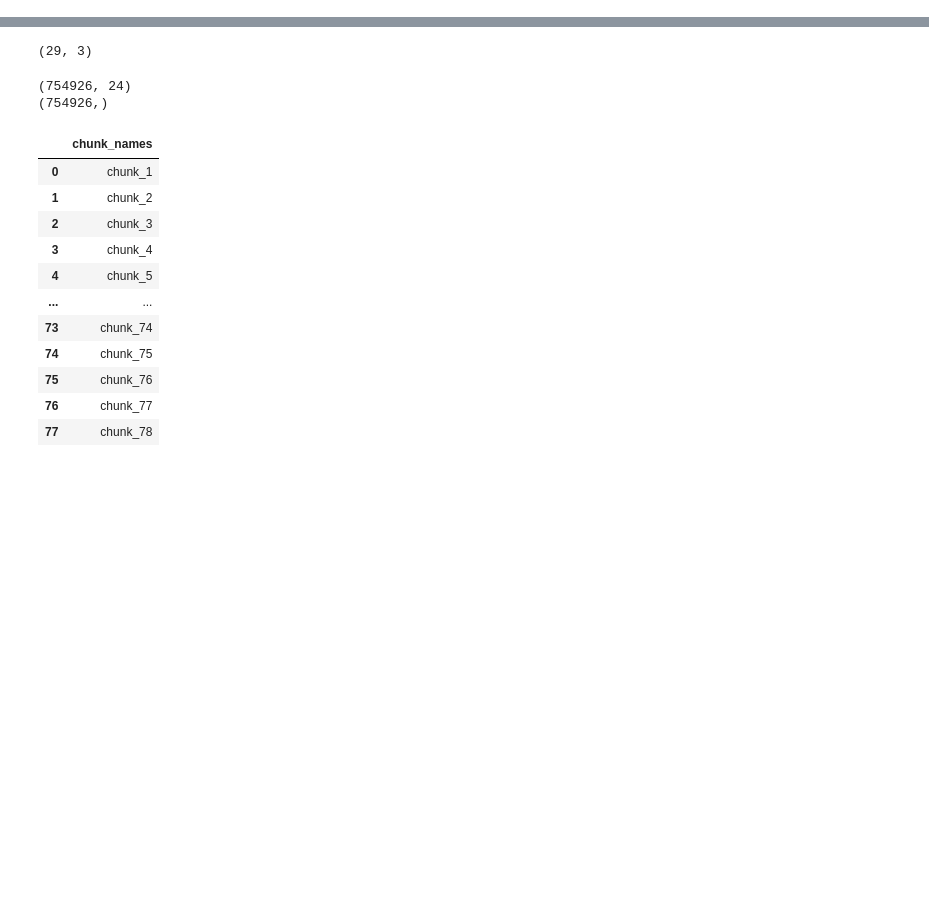
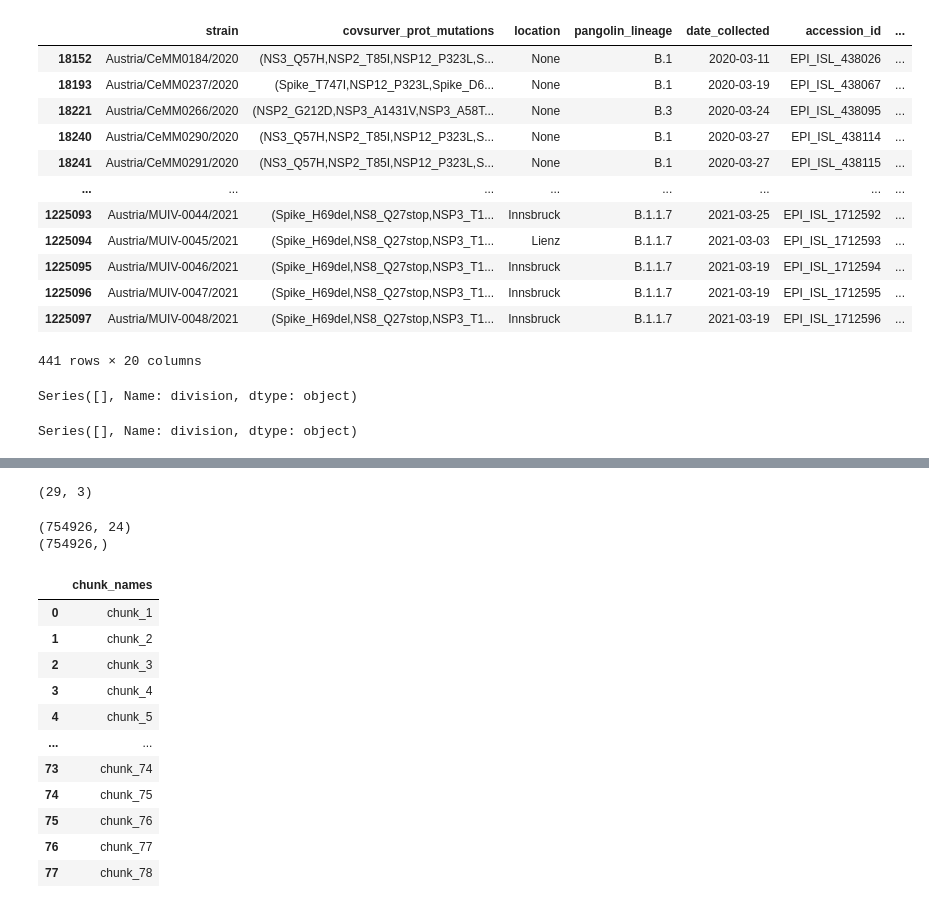
Before and after one commit to andersen-lab/bjorn, a Jupyter notebook: notebooks/sitrep_tests.ipynb, the cells around one changed output, grey strips where cells are left out. Drawn from its saved outputs; the diff is of its cells as text; code cells hidden in the pictures; blank space fills up the shorter version.

```diff
--- a/notebooks/sitrep_tests.ipynb
+++ b/notebooks/sitrep_tests.ipynb
@@ -6,0 +536,16 @@ sys.path.append('../src/')
+# %%
+m.loc[(m['country_normed']=='Austria') & (m['division_normed']=='Tyrol')]
+# %% [output]
+|  | strain | covsurver_prot_mutations | location | pangolin_lineage | date_collected | accession_id | ... |
+| 18152 | Austria/CeMM0184/2020 | (NS3_Q57H,NSP2_T85I,NSP12_P323L,S... | None | B.1 | 2020-03-11 | EPI_ISL_438026 | ... |
+| 18193 | Austria/CeMM0237/2020 | (Spike_T747I,NSP12_P323L,Spike_D6... | None | B.1 | 2020-03-19 | EPI_ISL_438067 | ... |
+| 18221 | Austria/CeMM0266/2020 | (NSP2_G212D,NSP3_A1431V,NSP3_A58T... | None | B.3 | 2020-03-24 | EPI_ISL_438095 | ... |
+| 18240 | Austria/CeMM0290/2020 | (NS3_Q57H,NSP2_T85I,NSP12_P323L,S... | None | B.1 | 2020-03-27 | EPI_ISL_438114 | ... |
+| 18241 | Austria/CeMM0291/2020 | (NS3_Q57H,NSP2_T85I,NSP12_P323L,S... | None | B.1 | 2020-03-27 | EPI_ISL_438115 | ... |
+| ... | ... | ... | ... | ... | ... | ... | ... |
+| 1225093 | Austria/MUIV-0044/2021 | (Spike_H69del,NS8_Q27stop,NSP3_T1... | Innsbruck | B.1.1.7 | 2021-03-25 | EPI_ISL_1712592 | ... |
+| 1225094 | Austria/MUIV-0045/2021 | (Spike_H69del,NS8_Q27stop,NSP3_T1... | Lienz | B.1.1.7 | 2021-03-03 | EPI_ISL_1712593 | ... |
+| 1225095 | Austria/MUIV-0046/2021 | (Spike_H69del,NS8_Q27stop,NSP3_T1... | Innsbruck | B.1.1.7 | 2021-03-19 | EPI_ISL_1712594 | ... |
+| 1225096 | Austria/MUIV-0047/2021 | (Spike_H69del,NS8_Q27stop,NSP3_T1... | Innsbruck | B.1.1.7 | 2021-03-19 | EPI_ISL_1712595 | ... |
+| 1225097 | Austria/MUIV-0048/2021 | (Spike_H69del,NS8_Q27stop,NSP3_T1... | Innsbruck | B.1.1.7 | 2021-03-19 | EPI_ISL_1712596 | ... |
+441 rows × 20 columns
@@ -6,0 +555,12 @@ sys.path.append('../src/')
+# %%
+loc_filter = (m['country']=='South Africa') & (m['division']=='KwaZulu Natal')
+m.loc[loc_filter, 'division'] = 'KwaZulu-Natal'
+m.loc[loc_filter]['division']
+# %% [output]
+Series([], Name: division, dtype: object)
+# %%
+loc_filter = (m['country']=='South Africa') & (m['division']=='Northern Cape Province')
+m.loc[loc_filter, 'division'] = 'Northern Cape'
+m.loc[loc_filter]['division']
+# %% [output]
+Series([], Name: division, dtype: object)
```
Also changed, not shown: parts of 74 cells of this notebook.
